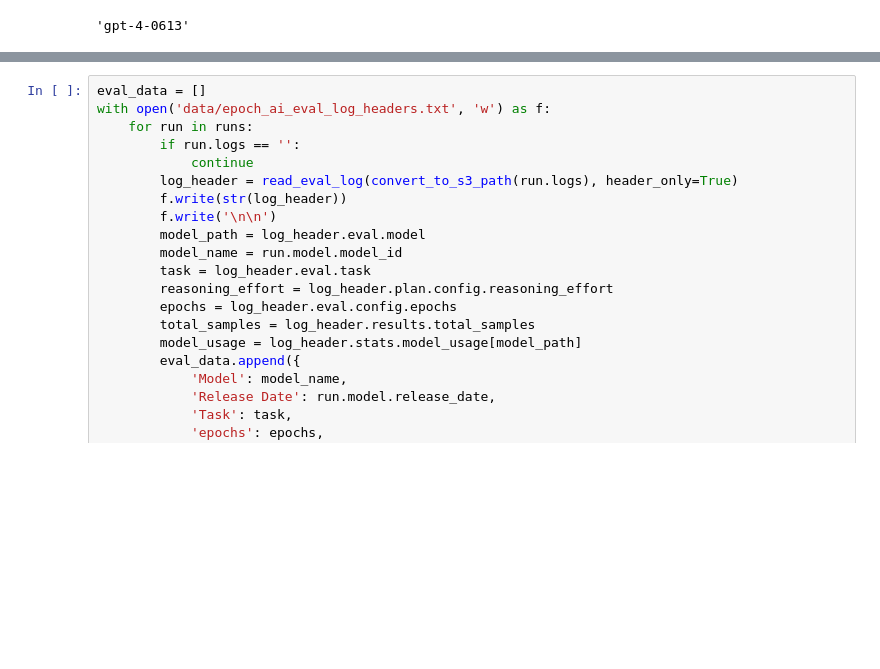
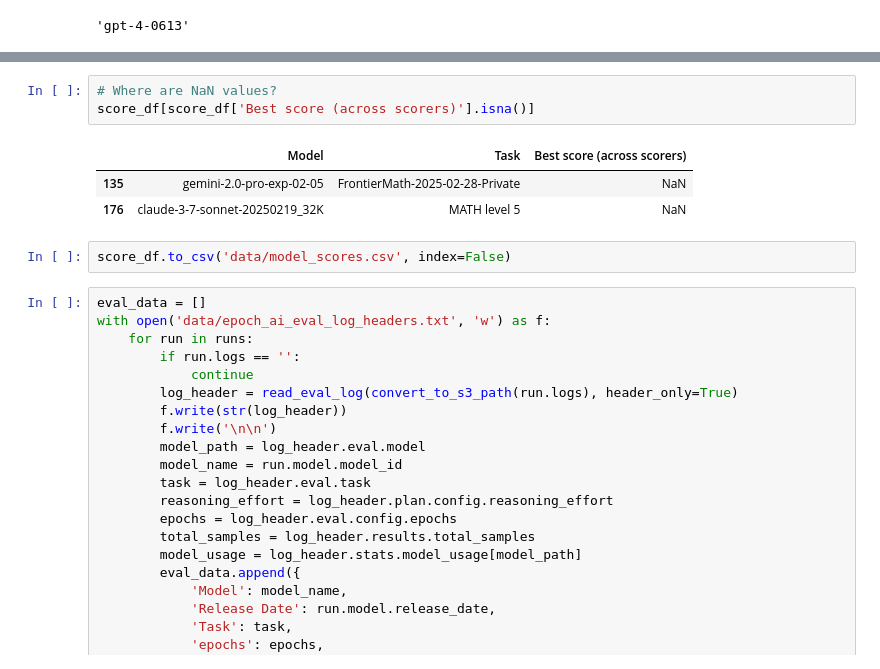
Before and after one commit to epoch-research/llm-benchmark-efficiency, a Jupyter notebook: save_evaluation_data.ipynb, the cells around one changed output, grey strips where cells are left out. Saved outputs shown, nothing was run; the diff lists cells and outputs as text; blank space fills up the shorter version.

```diff
--- a/save_evaluation_data.ipynb
+++ b/save_evaluation_data.ipynb
@@ -108,3 +167,12 @@ Saved 84 unique model release dates to data/model_release_dates.csv
+# %%
+# Where are NaN values?
+score_df[score_df['Best score (across scorers)'].isna()]
+# %% [output]
+|  | Model | Task | Best score (across scorers) |
+| 135 | gemini-2.0-pro-exp-02-05 | FrontierMath-2025-02-28-Private | NaN |
+| 176 | claude-3-7-sonnet-20250219_32K | MATH level 5 | NaN |
+# %%
+score_df.to_csv('data/model_scores.csv', index=False)
 # %%
 eval_data = []
 with open('data/epoch_ai_eval_log_headers.txt', 'w') as f:
```
Also changed, not shown: parts of 5 cells of this notebook.
